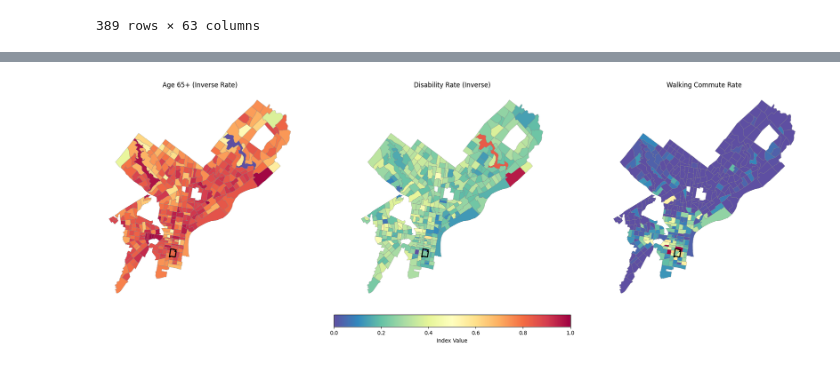
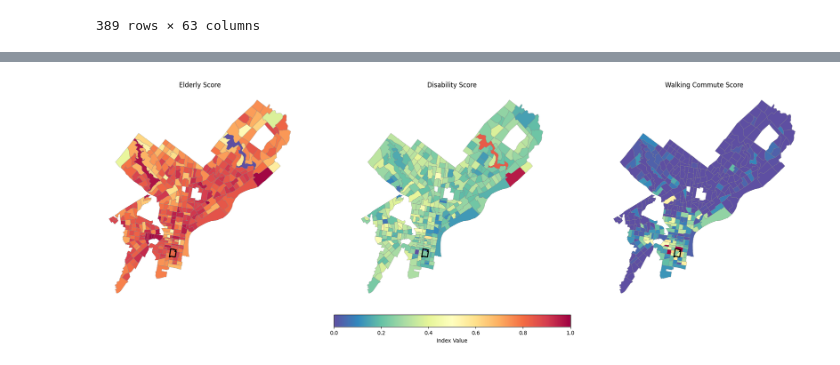
Before and after one commit to astauf03/musa5500-python-final, a Jupyter notebook: notebooks/census/census_variables.ipynb, the cells around one changed output, grey strips where cells are left out. Cells and saved outputs as stored; diff of their text form; code cells hidden in the pictures.

```diff
--- a/notebooks/census/census_variables.ipynb
+++ b/notebooks/census/census_variables.ipynb
@@ -411,7 +410,7 @@ gdf_mobility.plot(
 # Highlight East Passyunk tracts
 eptracts.plot(ax=ax1, facecolor='none', edgecolor="black", linewidth=2)
 
-ax1.set_title("Age 65+ (Inverse Rate)")
+ax1.set_title("Elderly Score")a
 ax1.axis("off")
 
 # -------------------------
@@ -427,34 +426,34 @@ gdf_mobility.plot(
 )
 eptracts.plot(ax=ax2, facecolor='none', edgecolor="black", linewidth=2)
 
-ax2.set_title("Disability Rate (Inverse)")
+ax2.set_title("Disability Score")
 ax2.axis("off")
 
 # -------------------------
 # MAP 3 – Walking Commute Rate
 # -------------------------
 gdf_mobility.plot(
     column="commute_walk_rate",
     cmap=cmap,
     norm=norm,
     edgecolor="grey",
     linewidth=0.3,
     ax=ax3
 )
 eptracts.plot(ax=ax3, facecolor='none', edgecolor="black", linewidth=2)
 
-ax3.set_title("Walking Commute Rate")
+ax3.set_title("Walking Commute Score")
 ax3.axis("off")
 
 # -------------------------
 # SHARED COLORBAR
 # -------------------------
 sm = plt.cm.ScalarMappable(cmap=cmap, norm=norm)
 sm._A = []
 cbar = fig.colorbar(sm, ax=axes, orientation="horizontal",
                     fraction=0.05, pad=0.05)
 cbar.set_label("Index Value")
 
 plt.show()
 # %% [output]
-[figure, old version]
+[figure, new version]
```
Also changed, not shown: parts of 3 cells of this notebook, 18 other files.
